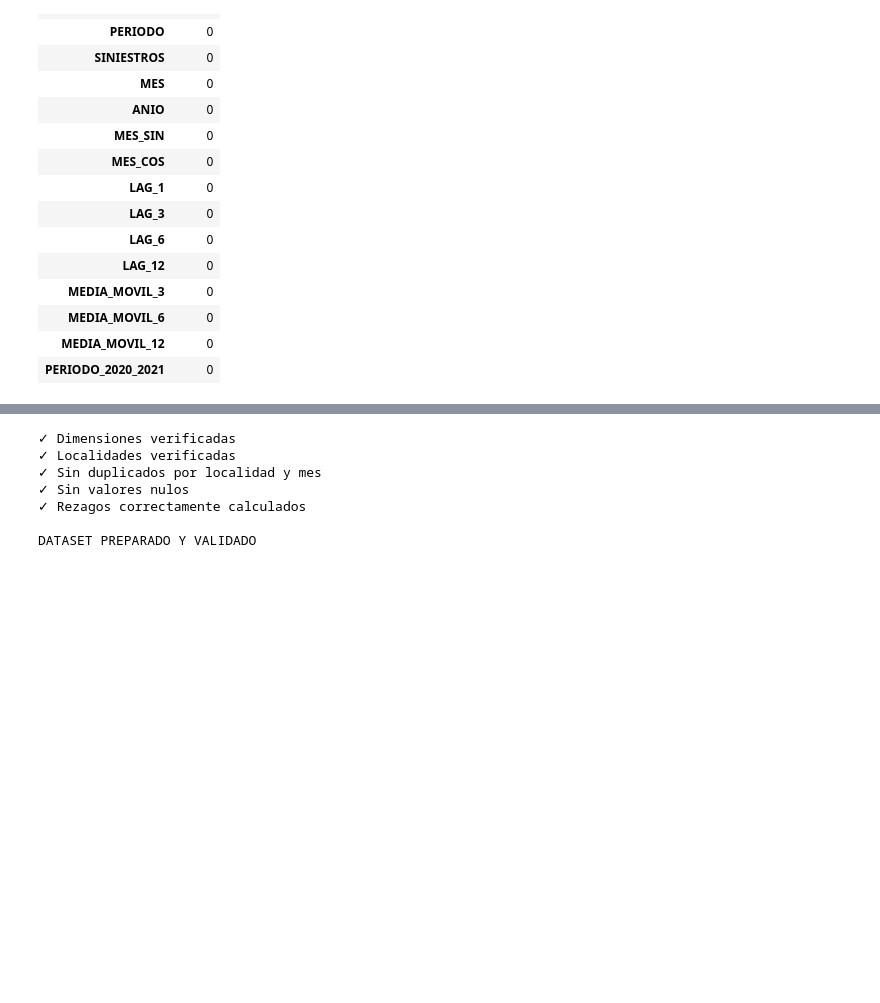
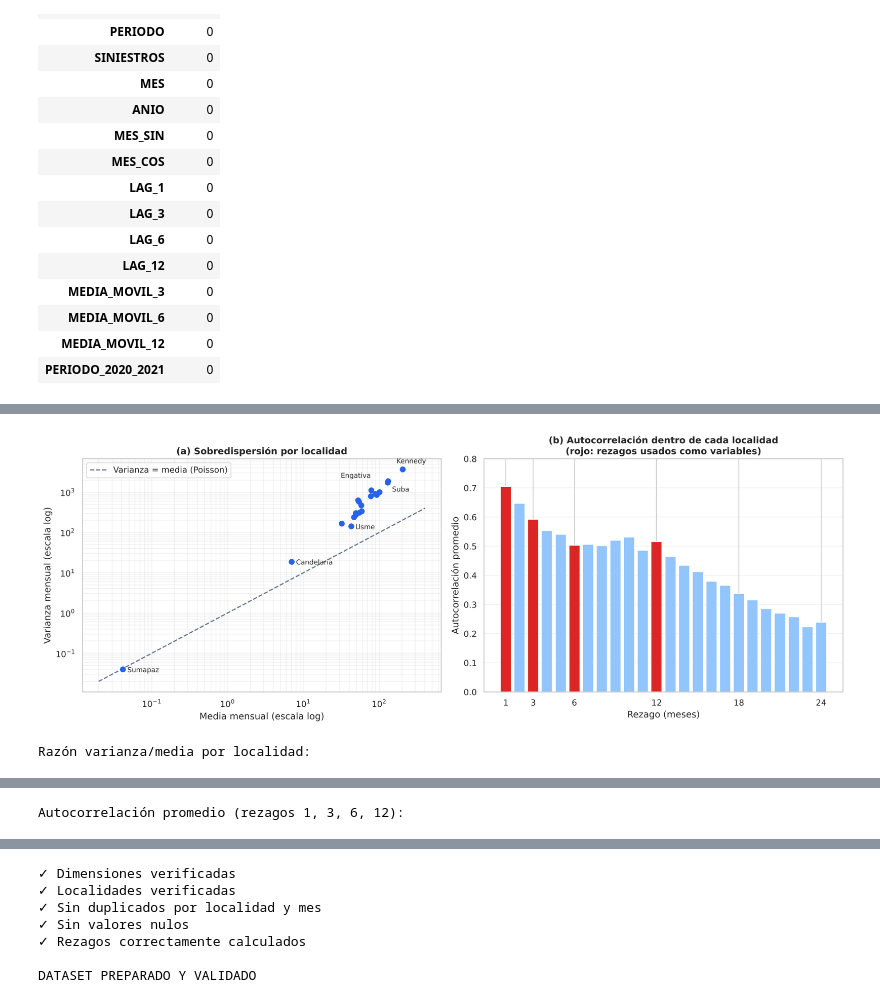
Before and after one commit to AndruTP/DSA-Siniestralidad-Bogota, a Jupyter notebook: SINIESTROS_BOGOTA.ipynb, the cells around one changed output, grey strips where cells are left out. Drawn from its saved outputs; the diff is of its cells as text; code cells hidden in the pictures; blank space fills up the shorter version.

Commit message:
feat: agregar analisis de dispersion, autocorrelacion y lineas base al EDA

```diff
--- a/SINIESTROS_BOGOTA.ipynb
+++ b/SINIESTROS_BOGOTA.ipynb
@@ -1540,0 +1547,75 @@ Valores nulos:
+# %%
+# ========================================================
+# 14. DISPERSIÓN Y DEPENDENCIA TEMPORAL
+# ========================================================
+
+import numpy as np
+import pandas as pd
+import matplotlib.pyplot as plt
+
+# (a) Media frente a varianza por localidad (panel 2016-2025)
+dispersion = (
+    panel.groupby("LOCALIDAD")["SINIESTROS"]
+    .agg(media="mean", varianza="var")
+)
+dispersion["razon_var_media"] = (
+    dispersion["varianza"] / dispersion["media"]
+)
+dispersion = dispersion.sort_values("media", ascending=False)
+
+# (b) Autocorrelación promedio dentro de cada localidad (19 del modelo)
+def acf_localidad(serie, k):
+    x = serie.to_numpy(dtype=float)
+    x = x - x.mean()
+    return np.corrcoef(x[:-k], x[k:])[0, 1]
+
+rezagos = range(1, 25)
+acf_media = pd.Series({
+    k: np.mean([
+        acf_localidad(s, k)
+        for _, s in panel_modelo.sort_values("PERIODO")
+                                .groupby("LOCALIDAD")["SINIESTROS"]
+    ])
+    for k in rezagos
+}, name="ACF")
+
+fig, axes = plt.subplots(1, 2, figsize=(15, 5.6))
+
+ax = axes[0]
+ax.scatter(dispersion["media"], dispersion["varianza"],
+           color="#2563eb", s=45, zorder=3)
+lim = np.array([0.02, 400])
+ax.plot(lim, lim, "--", color="#64748b",
+        label="Varianza = media (Poisson)")
+desplaz = {"KENNEDY": (-8, 8), "ENGATIVA": (-62, 4), "SUBA": (6, -12),
+           "USME": (6, -4), "CANDELARIA": (6, -4), "SUMAPAZ": (6, -4)}
+for loc, xy in desplaz.items():
+    ax.annotate(loc.title(), dispersion.loc[loc, ["media", "varianza"]],
+                textcoords="offset points", xytext=xy, fontsize=9)
+ax.set_xscale("log"); ax.set_yscale("log")
+ax.set_xlabel("Media mensual (escala log)")
+ax.set_ylabel("Varianza mensual (escala log)")
+ax.set_title("(a) Sobredispersión por localidad", fontweight="bold")
+ax.legend(loc="upper left"); ax.grid(alpha=0.25, which="both")
+
+ax = axes[1]
+colores = ["#dc2626" if k in (1, 3, 6, 12) else "#93c5fd" for k in rezagos]
+ax.bar(list(rezagos), acf_media.values, color=colores)
+ax.set_xticks([1, 3, 6, 12, 18, 24])
+ax.set_xlabel("Rezago (meses)")
+ax.set_ylabel("Autocorrelación promedio")
+ax.set_ylim(0, 0.8)
+ax.set_title("(b) Autocorrelación dentro de cada localidad\n"
+             "(rojo: rezagos usados como variables)", fontweight="bold")
+ax.grid(alpha=0.25, axis="y")
+
+plt.tight_layout()
+plt.show()
+
+print("Razón varianza/media por localidad:")
+display(dispersion.round(2))
+print("Autocorrelación promedio (rezagos 1, 3, 6, 12):")
+display(acf_media.loc[[1, 3, 6, 12]].round(3).to_frame())
+# %% [output]
+[figure, added]
+Razón varianza/media por localidad:
@@ -1540,0 +1640 @@ Valores nulos:
+Autocorrelación promedio (rezagos 1, 3, 6, 12):
```
Also changed, not shown: parts of 15 cells of this notebook.
